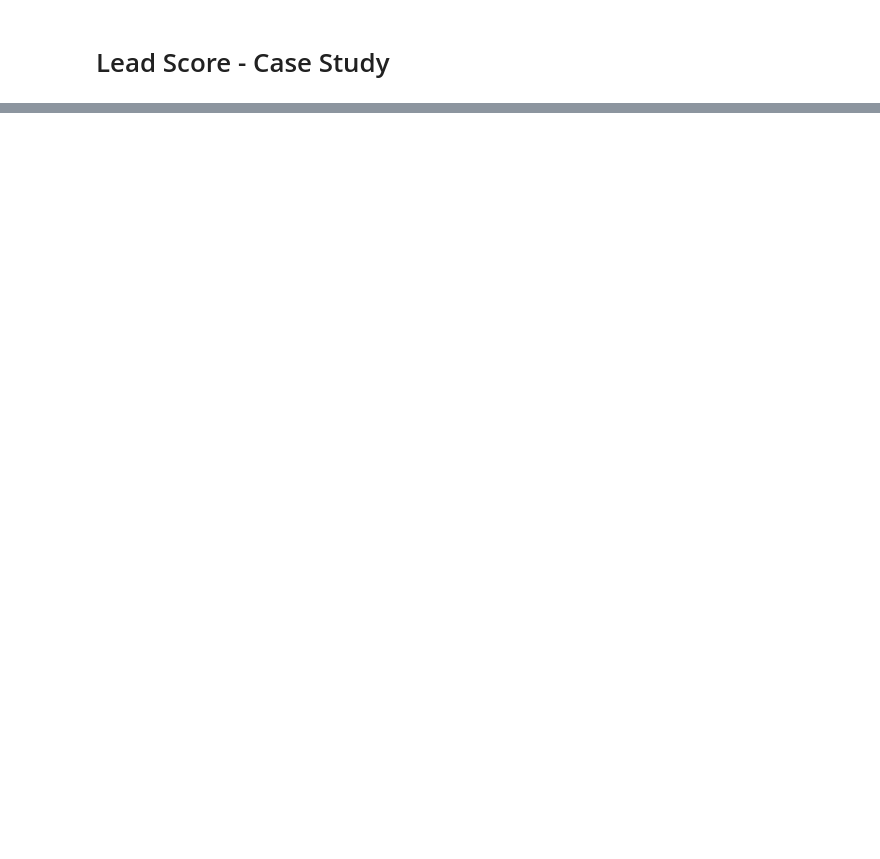
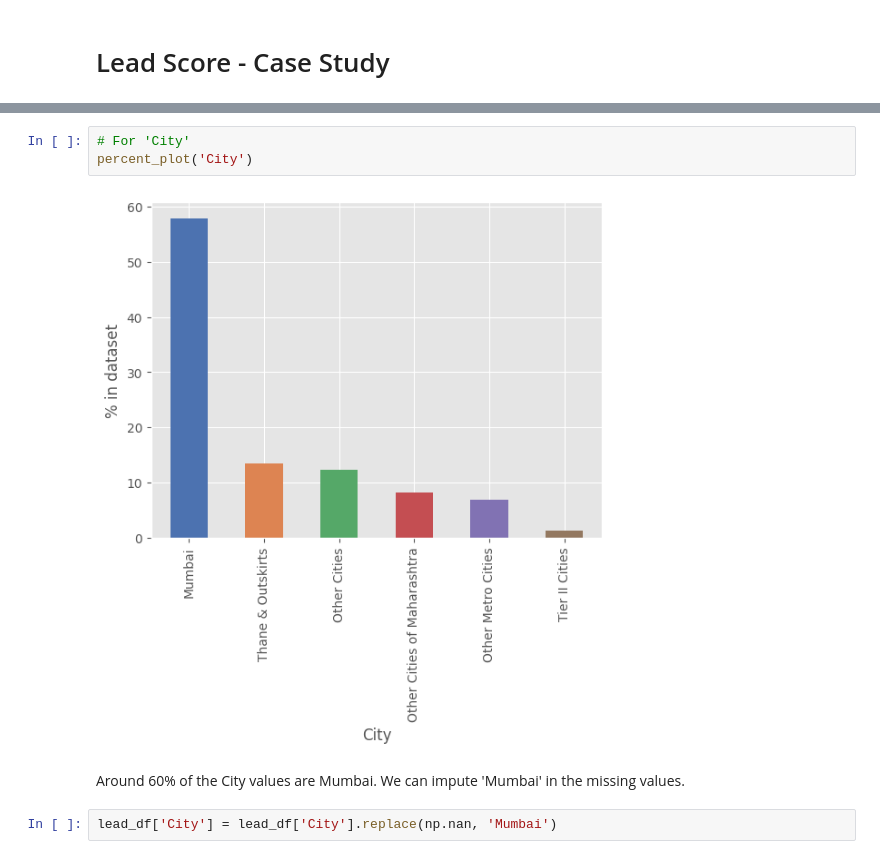
Before and after one commit to shinde-chandrakant/Lead-Scoring-Case-Study, a Jupyter notebook: LeadScoring.ipynb, the cells around one changed output, grey strips where cells are left out. Cells and saved outputs as stored; diff of their text form; blank space fills up the shorter version.

```diff
--- a/LeadScoring.ipynb
+++ b/LeadScoring.ipynb
@@ -27,0 +229,9 @@
+# %%
+# For 'City'
+percent_plot('City')
+# %% [output]
+[figure, added]
+# %% [markdown]
+Around 60% of the City values are Mumbai. We can impute 'Mumbai' in the missing values.
+# %%
+lead_df['City'] = lead_df['City'].replace(np.nan, 'Mumbai')
```
Also changed, not shown: parts of 44 cells of this notebook.
